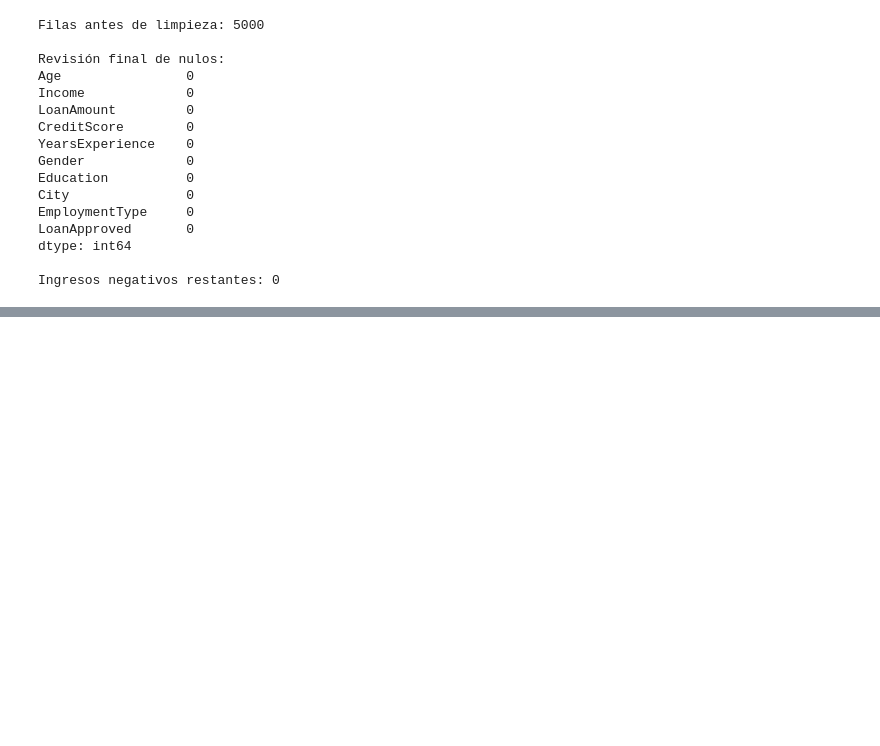
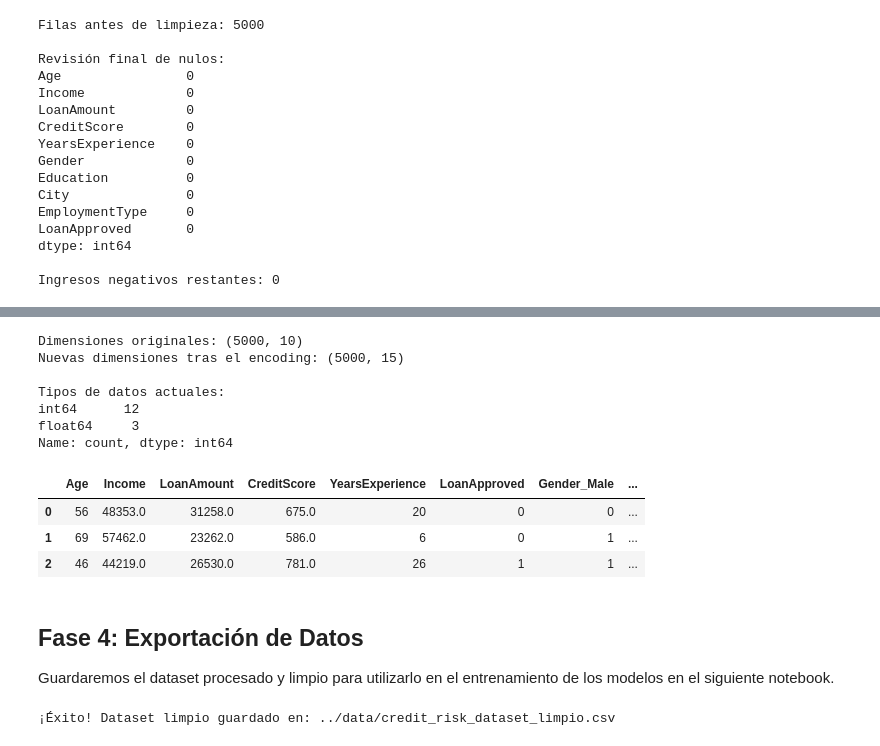
Before and after one commit to jorgesialer/Proyecto-mle-riesgo, a Jupyter notebook: notebooks/01_preprocesamiento.ipynb, the cells around one changed output, grey strips where cells are left out. Drawn from its saved outputs; the diff is of its cells as text; code cells hidden in the pictures; blank space fills up the shorter version.

```diff
--- a/notebooks/01_preprocesamiento.ipynb
+++ b/notebooks/01_preprocesamiento.ipynb
@@ -189,0 +185,46 @@ Ingresos negativos restantes: 0
+# %%
+# 1. Definir las columnas de texto
+columnas_categoricas = ['Gender', 'Education', 'City', 'EmploymentType']
+
+# 2. Aplicar One-Hot Encoding
+# drop_first=True evita redundancia (si no es hombre, lógicamente es mujer, no necesitamos 2 columnas)
+df_procesado = pd.get_dummies(df, columns=columnas_categoricas, drop_first=True)
+
+# 3. Convertir a formato numérico (pandas a veces genera True/False, queremos 1/0)
+# Convertimos todo el dataframe a tipo numérico (float/int)
+for col in df_procesado.select_dtypes(include=['bool']).columns:
+    df_procesado[col] = df_procesado[col].astype(int)
+
+print(f"Dimensiones originales: {df.shape}")
+print(f"Nuevas dimensiones tras el encoding: {df_procesado.shape}")
+
+# Verificamos que todas las columnas sean numéricas ahora
+print("\nTipos de datos actuales:")
+print(df_procesado.dtypes.value_counts())
+
+# Vista rápida
+display(df_procesado.head(3))
+# %% [output]
+Dimensiones originales: (5000, 10)
+Nuevas dimensiones tras el encoding: (5000, 15)
+
+Tipos de datos actuales:
+int64      12
+float64     3
+Name: count, dtype: int64
+|  | Age | Income | LoanAmount | CreditScore | YearsExperience | LoanApproved | Gender_Male | ... |
+| 0 | 56 | 48353.0 | 31258.0 | 675.0 | 20 | 0 | 0 | ... |
+| 1 | 69 | 57462.0 | 23262.0 | 586.0 | 6 | 0 | 1 | ... |
+| 2 | 46 | 44219.0 | 26530.0 | 781.0 | 26 | 1 | 1 | ... |
+# %% [markdown]
+## Fase 4: Exportación de Datos
+Guardaremos el dataset procesado y limpio para utilizarlo en el entrenamiento de los modelos en el siguiente notebook.
+# %%
+# Guardar el nuevo dataframe en la carpeta data
+# index=False evita que se guarde una columna extra con el número de fila
+ruta_guardado = '../data/credit_risk_dataset_limpio.csv'
+df_procesado.to_csv(ruta_guardado, index=False)
+
+print(f"¡Éxito! Dataset limpio guardado en: {ruta_guardado}")
+# %% [output]
+¡Éxito! Dataset limpio guardado en: ../data/credit_risk_dataset_limpio.csv
```
Also changed, not shown: parts of 2 cells of this notebook, 1 other file.
